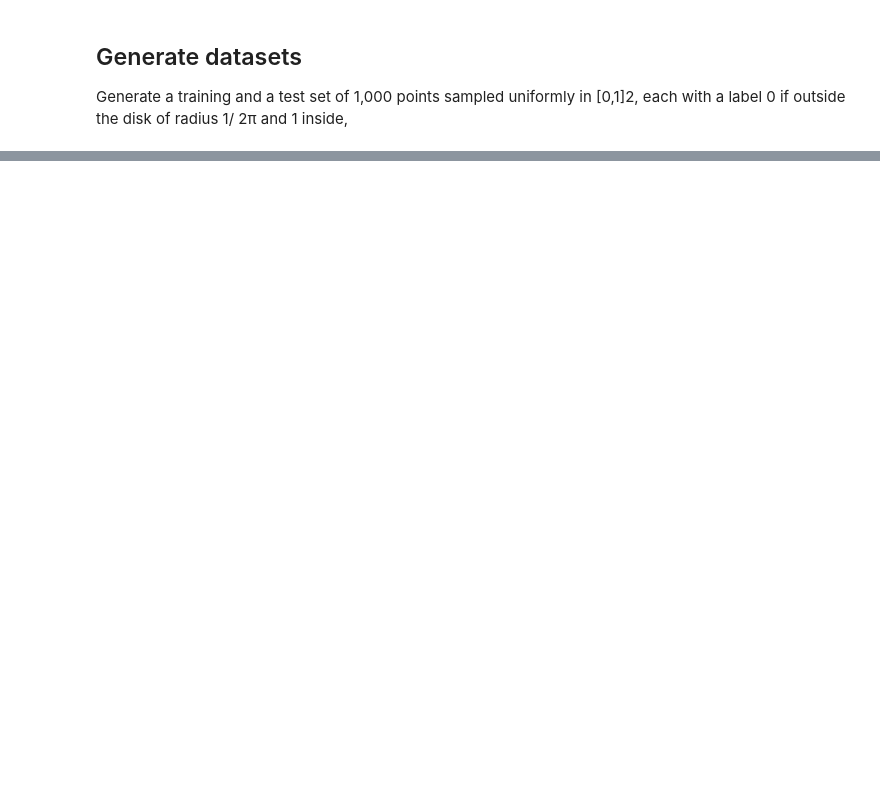
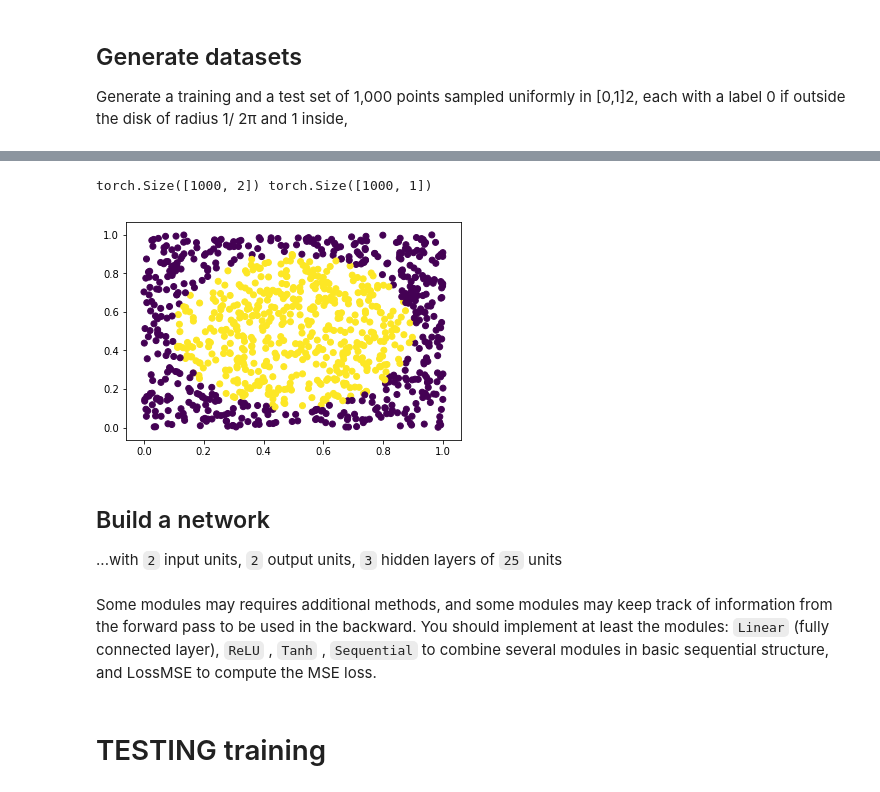
Before and after one commit to hbjornoy/deep-learning, a Jupyter notebook: project2/HB_project2.ipynb, the cells around one changed output, grey strips where cells are left out. Cells and saved outputs as stored; diff of their text form; code cells hidden in the pictures; blank space fills up the shorter version.

Commit message:
project2: working implementation of from-scratch Neural Net

```diff
--- a/project2/HB_project2.ipynb
+++ b/project2/HB_project2.ipynb
@@ -55,0 +52,19 @@ inputs, targets
+# %%
+inputs, targets = HL.generate_disc_data(n=1000)
+print(inputs.shape, targets.shape)
+
+# plot the data
+plt.scatter(inputs[:,0].numpy(), inputs[:,1].numpy(), c=targets.numpy())
+plt.show()
+# %% [output]
+torch.Size([1000, 2]) torch.Size([1000, 1])
+[figure, added]
+# %% [markdown]
+## Build a network
+...with `2` input units, `2` output units, `3` hidden layers of `25` units
+# %% [markdown]
+Some modules may requires additional methods, and some modules may keep track of information
+from the forward pass to be used in the backward.
+You should implement at least the modules: `Linear` (fully connected layer), `ReLU` , `Tanh` , `Sequential`  to combine several modules in basic sequential structure, and LossMSE to compute the MSE loss.
+# %% [markdown]
+# TESTING training
```
Also changed, not shown: parts of 6 cells of this notebook, 1 other file.
